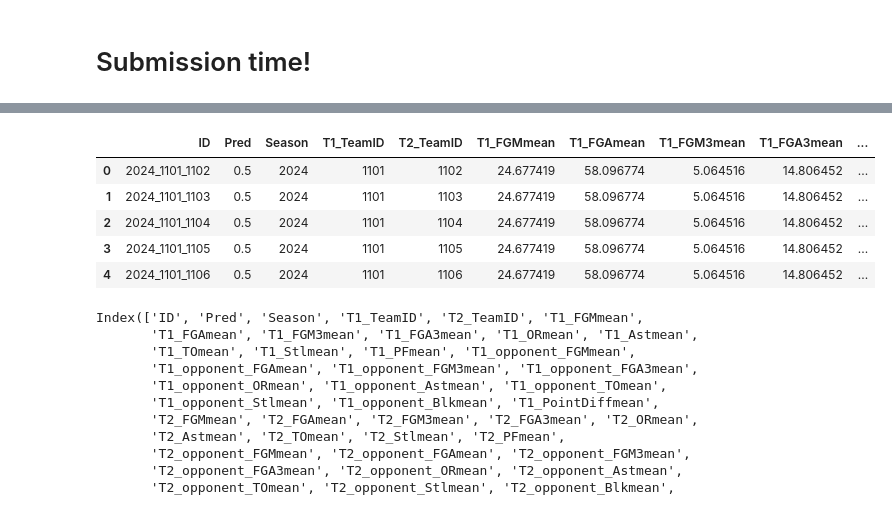
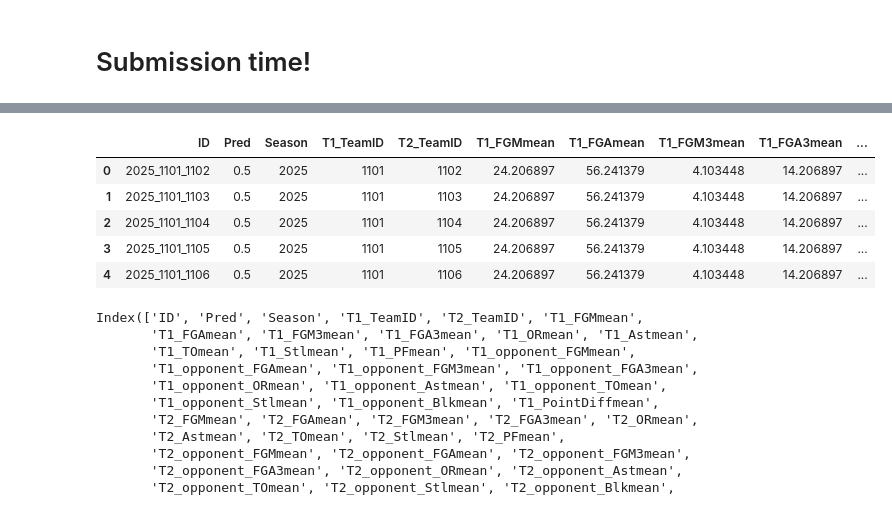
Before and after one commit to brendanlapuma/mmadness-2025, a Jupyter notebook: 2025_notebook.ipynb, the cells around one changed output, grey strips where cells are left out. Cells and saved outputs as stored; diff of their text form; code cells hidden in the pictures.

```diff
--- a/2025_notebook.ipynb
+++ b/2025_notebook.ipynb
@@ -475,9 +475,7 @@ glm_quality = pd.concat([team_quality(2010),
                          team_quality(2022),
                          team_quality(2023),
                          team_quality(2024),
-
-                         # UNCOMMENT FOR FINAL SUBMISSION
-                        #  team_quality(2025) # we need current year
+                         team_quality(2025) # we need current year
                          ]).reset_index(drop=True)
 # %%
 glm_quality.head(20)
@@ -958,7 +956,7 @@ sub = pd.read_csv(DATA_PATH + "SampleSubmissionStage2.csv")
 
 # CHANGE THIS TO 2025 FOR FINAL SUBMISSION
 
-sub['Season'] = 2024 #sub['ID'].apply(lambda x: int(x.split('_')[0]))
+sub['Season'] = 2025 #sub['ID'].apply(lambda x: int(x.split('_')[0]))
 sub["T1_TeamID"] = sub['ID'].apply(lambda x: int(x.split('_')[1]))
 sub["T2_TeamID"] = sub['ID'].apply(lambda x: int(x.split('_')[2]))
 sub.head()
@@ -981,28 +979,28 @@ seeds_T1.tail() # make sure we have the 2025 seeds
 # %%
 sub = pd.merge(sub, season_statistics_T1, on = ['Season', 'T1_TeamID'], how = 'left')
 sub = pd.merge(sub, season_statistics_T2, on = ['Season', 'T2_TeamID'], how = 'left')
 
 sub = pd.merge(sub, glm_quality_T1, on = ['Season', 'T1_TeamID'], how = 'left')
 
 sub = pd.merge(sub, glm_quality_T2, on = ['Season', 'T2_TeamID'], how = 'left')
 
 sub = pd.merge(sub, seeds_T1, on = ['Season', 'T1_TeamID'], how = 'left')
 sub = pd.merge(sub, seeds_T2, on = ['Season', 'T2_TeamID'], how = 'left')
 sub = pd.merge(sub, last14days_stats_T1, on = ['Season', 'T1_TeamID'], how = 'left')
 sub = pd.merge(sub, last14days_stats_T2, on = ['Season', 'T2_TeamID'], how = 'left')
 
 sub["Seed_diff"] = sub["T1_seed"] - sub["T2_seed"]
 
-sub["ID"] = sub["ID"].str.replace("2025", "2024")
+# sub["ID"] = sub["ID"].str.replace("2025", "2024")
 
 sub.head()
 # %% [output]
 |  | ID | Pred | Season | T1_TeamID | T2_TeamID | T1_FGMmean | T1_FGAmean | T1_FGM3mean | T1_FGA3mean | ... |
-| 0 | 2024_1101_1102 | 0.5 | 2024 | 1101 | 1102 | 24.677419 | 58.096774 | 5.064516 | 14.806452 | ... |
-| 1 | 2024_1101_1103 | 0.5 | 2024 | 1101 | 1103 | 24.677419 | 58.096774 | 5.064516 | 14.806452 | ... |
-| 2 | 2024_1101_1104 | 0.5 | 2024 | 1101 | 1104 | 24.677419 | 58.096774 | 5.064516 | 14.806452 | ... |
-| 3 | 2024_1101_1105 | 0.5 | 2024 | 1101 | 1105 | 24.677419 | 58.096774 | 5.064516 | 14.806452 | ... |
-| 4 | 2024_1101_1106 | 0.5 | 2024 | 1101 | 1106 | 24.677419 | 58.096774 | 5.064516 | 14.806452 | ... |
+| 0 | 2025_1101_1102 | 0.5 | 2025 | 1101 | 1102 | 24.206897 | 56.241379 | 4.103448 | 14.206897 | ... |
+| 1 | 2025_1101_1103 | 0.5 | 2025 | 1101 | 1103 | 24.206897 | 56.241379 | 4.103448 | 14.206897 | ... |
+| 2 | 2025_1101_1104 | 0.5 | 2025 | 1101 | 1104 | 24.206897 | 56.241379 | 4.103448 | 14.206897 | ... |
+| 3 | 2025_1101_1105 | 0.5 | 2025 | 1101 | 1105 | 24.206897 | 56.241379 | 4.103448 | 14.206897 | ... |
+| 4 | 2025_1101_1106 | 0.5 | 2025 | 1101 | 1106 | 24.206897 | 56.241379 | 4.103448 | 14.206897 | ... |
 # %%
 Xsub = sub[features].values
 dtest = xgb.DMatrix(Xsub)
```
Also changed, not shown: parts of 19 cells of this notebook, 3 other files.
